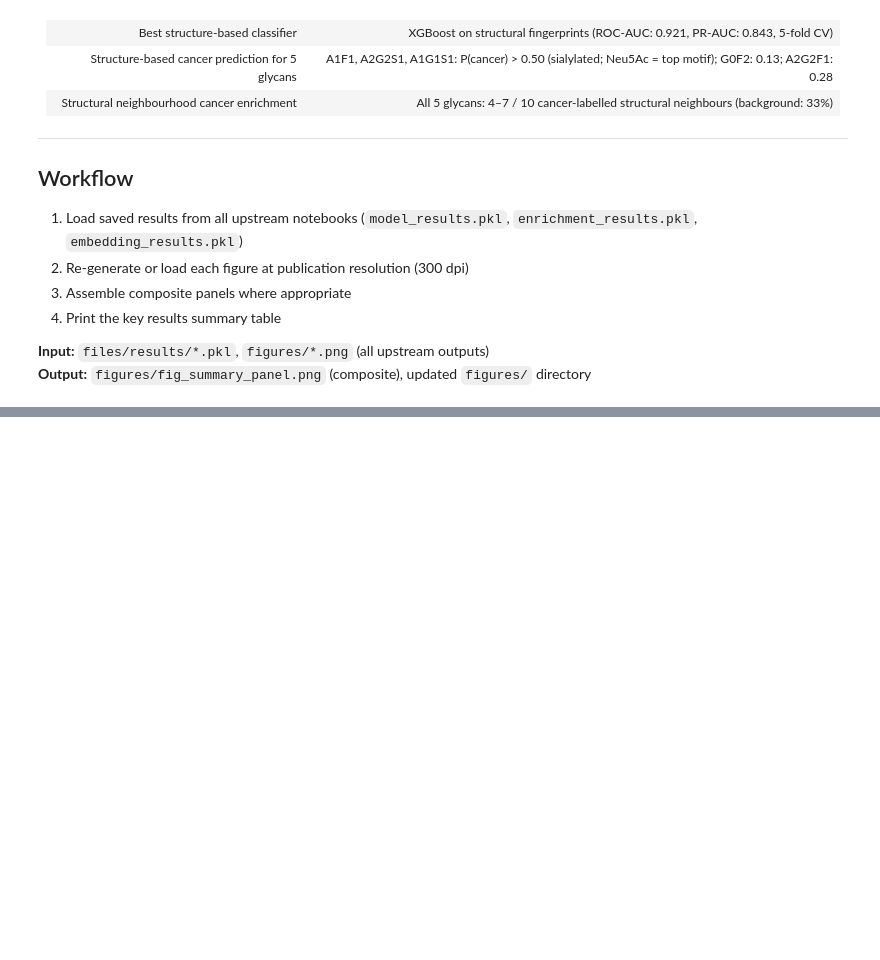
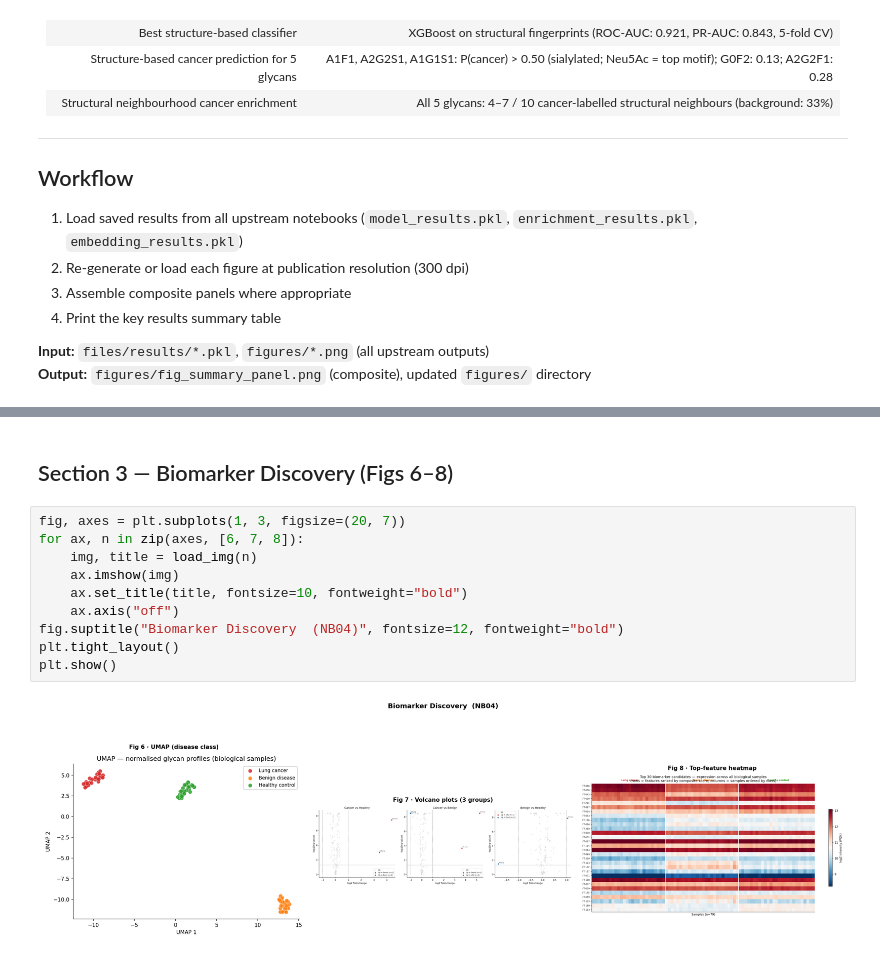
Before and after one commit to hannahhajj/AI4chem, a Jupyter notebook: Notebooks/08_summary_figures.ipynb, the cells around one changed output, grey strips where cells are left out. Drawn from its saved outputs; the diff is of its cells as text; blank space fills up the shorter version.

```diff
--- a/Notebooks/08_summary_figures.ipynb
+++ b/Notebooks/08_summary_figures.ipynb
@@ -52,0 +180,14 @@ Final notebook. Assembles all results into publication-ready figures and a key r
+# %% [markdown]
+## Section 3 — Biomarker Discovery (Figs 6–8)
+# %%
+fig, axes = plt.subplots(1, 3, figsize=(20, 7))
+for ax, n in zip(axes, [6, 7, 8]):
+    img, title = load_img(n)
+    ax.imshow(img)
+    ax.set_title(title, fontsize=10, fontweight="bold")
+    ax.axis("off")
+fig.suptitle("Biomarker Discovery  (NB04)", fontsize=12, fontweight="bold")
+plt.tight_layout()
+plt.show()
+# %% [output]
+[figure, added]
```
Also changed, not shown: parts of 16 cells of this notebook, 1 other file.
